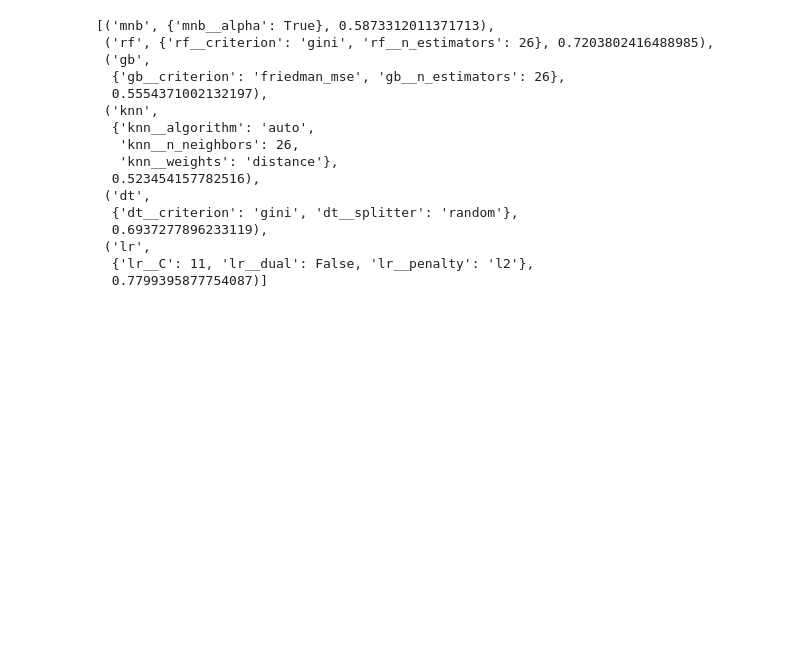
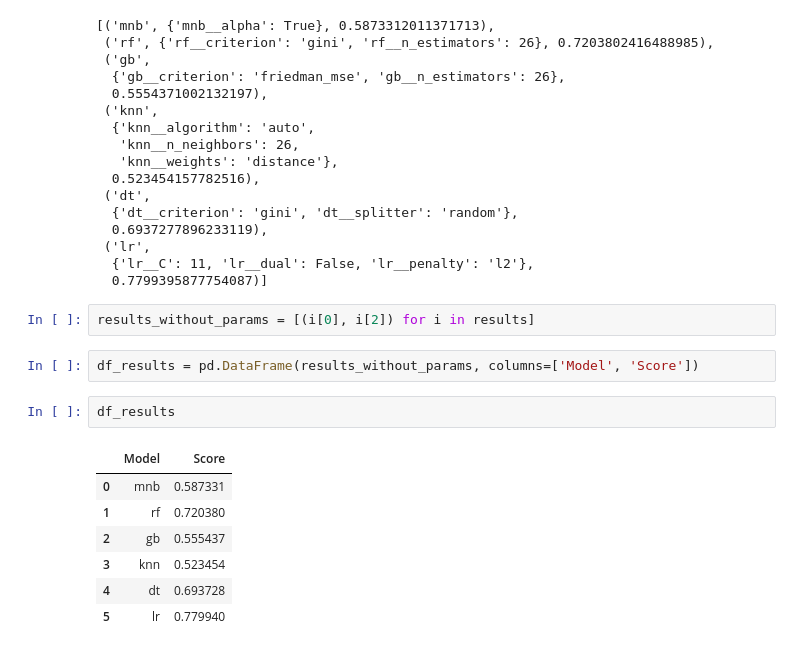
Before and after one commit to Babur-Raiyan/ChatGPT-sentiment-analysis, a Jupyter notebook: models/Tf-idf-vectorizer.ipynb, the cells around one changed output. Cells and saved outputs as stored; diff of their text form; blank space fills up the shorter version.

```diff
--- a/models/Tf-idf-vectorizer.ipynb
+++ b/models/Tf-idf-vectorizer.ipynb
@@ -345,3 +345,17 @@ results
  ('lr',
   {'lr__C': 11, 'lr__dual': False, 'lr__penalty': 'l2'},
   0.7799395877754087)]
+# %%
+results_without_params = [(i[0], i[2]) for i in results]
+# %%
+df_results = pd.DataFrame(results_without_params, columns=['Model', 'Score'])
+# %%
+df_results
+# %% [output]
+|  | Model | Score |
+| 0 | mnb | 0.587331 |
+| 1 | rf | 0.720380 |
+| 2 | gb | 0.555437 |
+| 3 | knn | 0.523454 |
+| 4 | dt | 0.693728 |
+| 5 | lr | 0.779940 |
```
Also changed, not shown: 1 other file.
